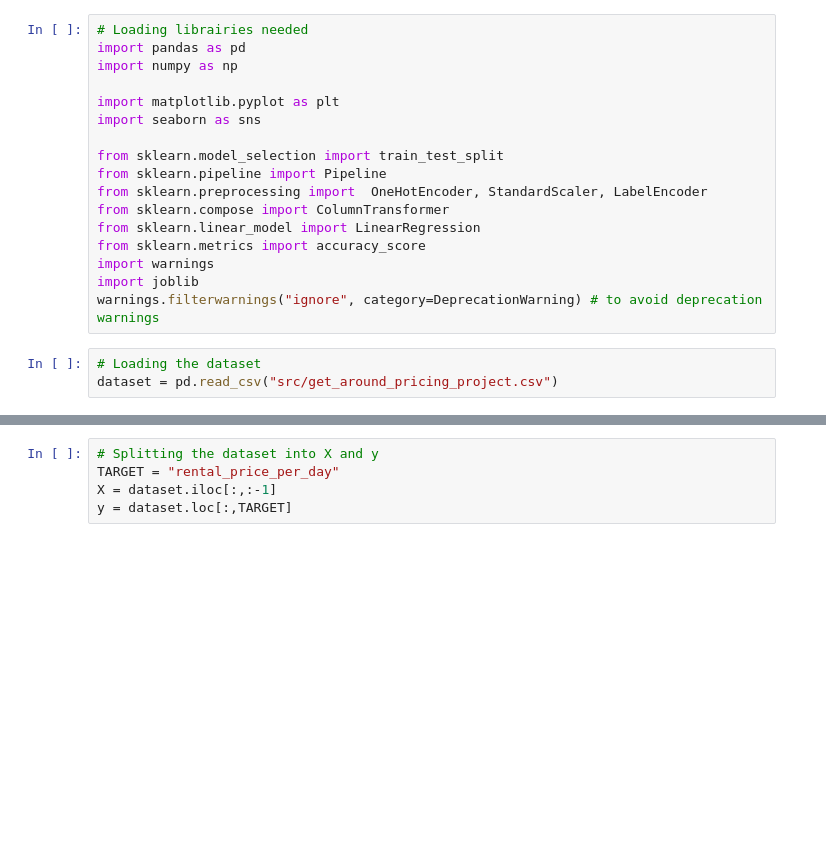
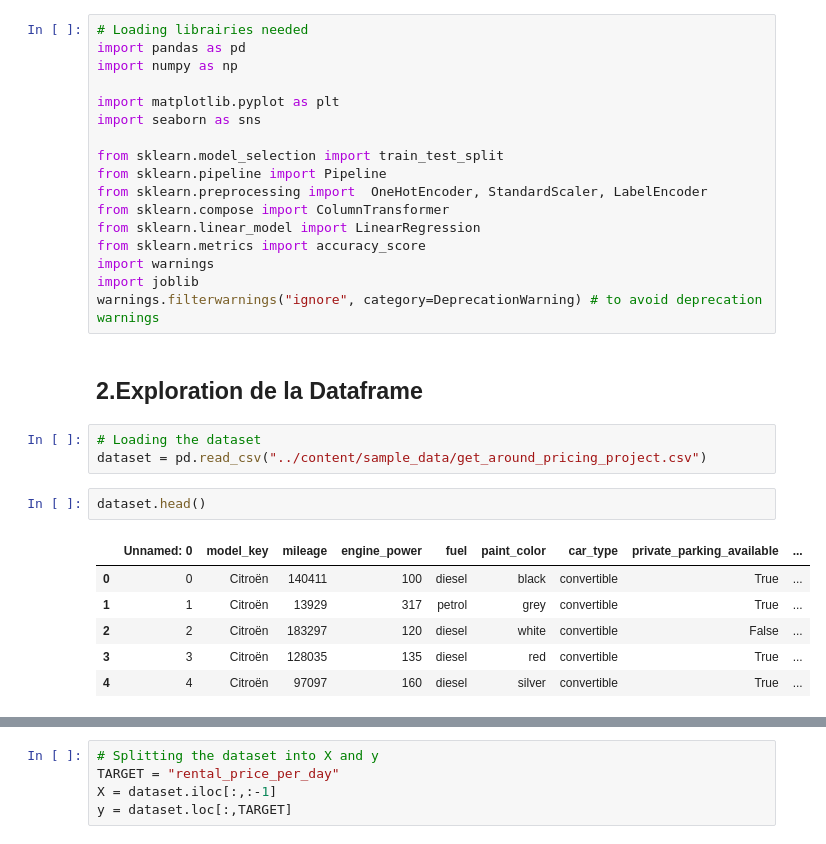
Before and after one commit to linda-kinn/Block_5_GetAround, a Jupyter notebook: EDA_getaround/PART_2_Get_Around_ML.ipynb, the cells around one changed output, grey strips where cells are left out. Cells and saved outputs as stored; diff of their text form; blank space fills up the shorter version.

```diff
--- a/EDA_getaround/PART_2_Get_Around_ML.ipynb
+++ b/EDA_getaround/PART_2_Get_Around_ML.ipynb
@@ -17,6 +19,17 @@ from sklearn.metrics import accuracy_score
 import warnings
 import joblib
 warnings.filterwarnings("ignore", category=DeprecationWarning) # to avoid deprecation warnings
+# %% [markdown]
+## 2.Exploration de la Dataframe
 # %%
 # Loading the dataset
-dataset = pd.read_csv("src/get_around_pricing_project.csv")
+dataset = pd.read_csv("../content/sample_data/get_around_pricing_project.csv")
+# %%
+dataset.head()
+# %% [output]
+|  | Unnamed: 0 | model_key | mileage | engine_power | fuel | paint_color | car_type | private_parking_available | ... |
+| 0 | 0 | Citroën | 140411 | 100 | diesel | black | convertible | True | ... |
+| 1 | 1 | Citroën | 13929 | 317 | petrol | grey | convertible | True | ... |
+| 2 | 2 | Citroën | 183297 | 120 | diesel | white | convertible | False | ... |
+| 3 | 3 | Citroën | 128035 | 135 | diesel | red | convertible | True | ... |
+| 4 | 4 | Citroën | 97097 | 160 | diesel | silver | convertible | True | ... |
```
Also changed, not shown: parts of 48 cells of this notebook, 7 other files.
